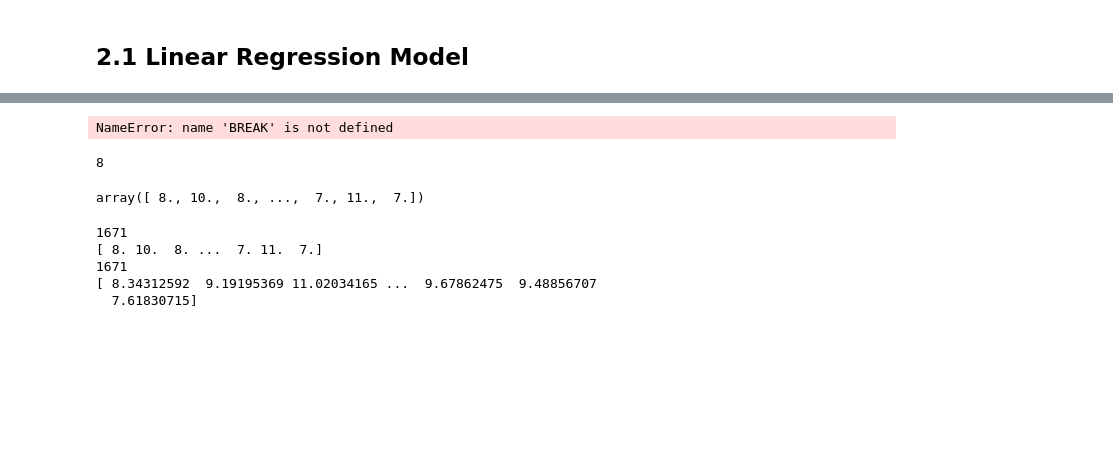
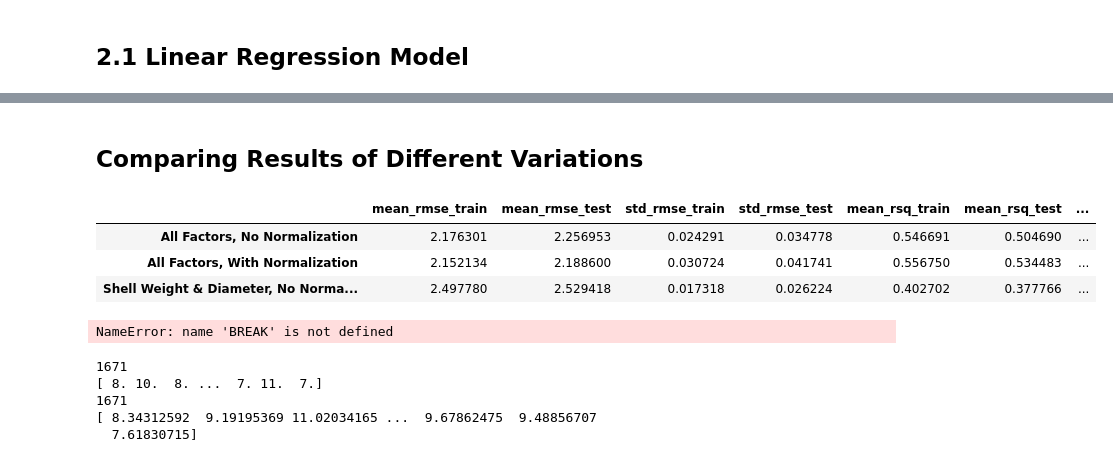
Before and after one commit to raymcg/ZZSC5846, a Jupyter notebook: Assess2.ipynb, the cells around one changed output, grey strips where cells are left out. Cells and saved outputs as stored; diff of their text form; code cells hidden in the pictures; blank space fills up the shorter version.

```diff
--- a/Assess2.ipynb
+++ b/Assess2.ipynb
@@ -280,23 +275,24 @@ Experiment Number: 2
 # %% [markdown]
 ## 2.1 Linear Regression Model
 # %%
-# Source: Exercise 1.2 Solution
 def scipy_linear_mod(x_train, x_test, y_train, y_test):
     #Source: Scikit Learn. (n.d). Linear Regression Example. https://scikit-learn.org/stable/auto_examples/linear_model/plot_ols.html
 
     regr = linear_model.LinearRegression()
 
-    print('Running Linear Regression')
-
     # Train the model using the training sets
     regr.fit(x_train, y_train)
 
     # Make predictions using the testing set
-    y_pred = regr.predict(x_test)
+    y_pred_train = regr.predict(x_train)
+    y_pred_test = regr.predict(x_test)
 
-    rmse = np.sqrt(mean_squared_error(y_test, y_pred))
-    r2 = r2_score(y_test, y_pred)
+    rmse_train = np.sqrt(mean_squared_error(y_train, y_pred_train))
+    r2_train = r2_score(y_train, y_pred_train)
 
-    return rmse, r2, y_pred
+    rmse_test = np.sqrt(mean_squared_error(y_test, y_pred_test))
+    r2_test = r2_score(y_test, y_pred_test)
+
+    return rmse_train, r2_train, rmse_test, r2_test, y_pred_test
 # %%
 # Source: Exercise 1.2 Solution
@@ -372,0 +369,7 @@ R2 Scores
+# %%
+# Run For All Factors, No Normalisation
+results_dict, results_array = run_lin_regression_experiments(input_df, normalization = False)
+
+# Create a dataframe from results_array to store the results
+comparison_df = pd.DataFrame(data=[results_array], columns = list(results_dict.keys())[:-1])
+comparison_df.index = ['All Factors, No Normalization']
@@ -372,0 +394,5 @@ R2 Scores
+# %%
+# Run For All Factors, With Normalisation
+results_dict, results_array = run_lin_regression_experiments(input_df, normalization = True)
+# Add results to comparison df
+comparison_df.loc["All Factors, With Normalization", :] = results_array
@@ -372,0 +417,5 @@ R2 Scores
+# %%
+# Run For Two Factors, No Normalisation 2.3
+results_dict, results_array = run_lin_regression_experiments(input_df[['Shell Weight', 'Diameter', input_df.columns[-1]]], normalization = False)
+# Add Results to Comparison DF
+comparison_df.loc["Shell Weight & Diameter, No Normalization", :] = results_array
@@ -373,15 +438,16 @@ R2 Scores
+# %% [markdown]
+## Comparing Results of Different Variations
+# %%
+comparison_df
+# %% [output]
+|  | mean_rmse_train | mean_rmse_test | std_rmse_train | std_rmse_test | mean_rsq_train | mean_rsq_test | ... |
+| All Factors, No Normalization | 2.176301 | 2.256953 | 0.024291 | 0.034778 | 0.546691 | 0.504690 | ... |
+| All Factors, With Normalization | 2.152134 | 2.188600 | 0.030724 | 0.041741 | 0.556750 | 0.534483 | ... |
+| Shell Weight & Diameter, No Norma... | 2.497780 | 2.529418 | 0.017318 | 0.026224 | 0.402702 | 0.377766 | ... |
 # %%
 BREAK
 # %% [output]
 NameError: name 'BREAK' is not defined
-# %%
-x_train.shape[1]
-# %% [output]
-8
-# %%
-y_test
-# %% [output]
-array([ 8., 10.,  8., ...,  7., 11.,  7.])
 # %%
 def mse(true, pred, n):
     """
```
Also changed, not shown: parts of 11 cells of this notebook.
